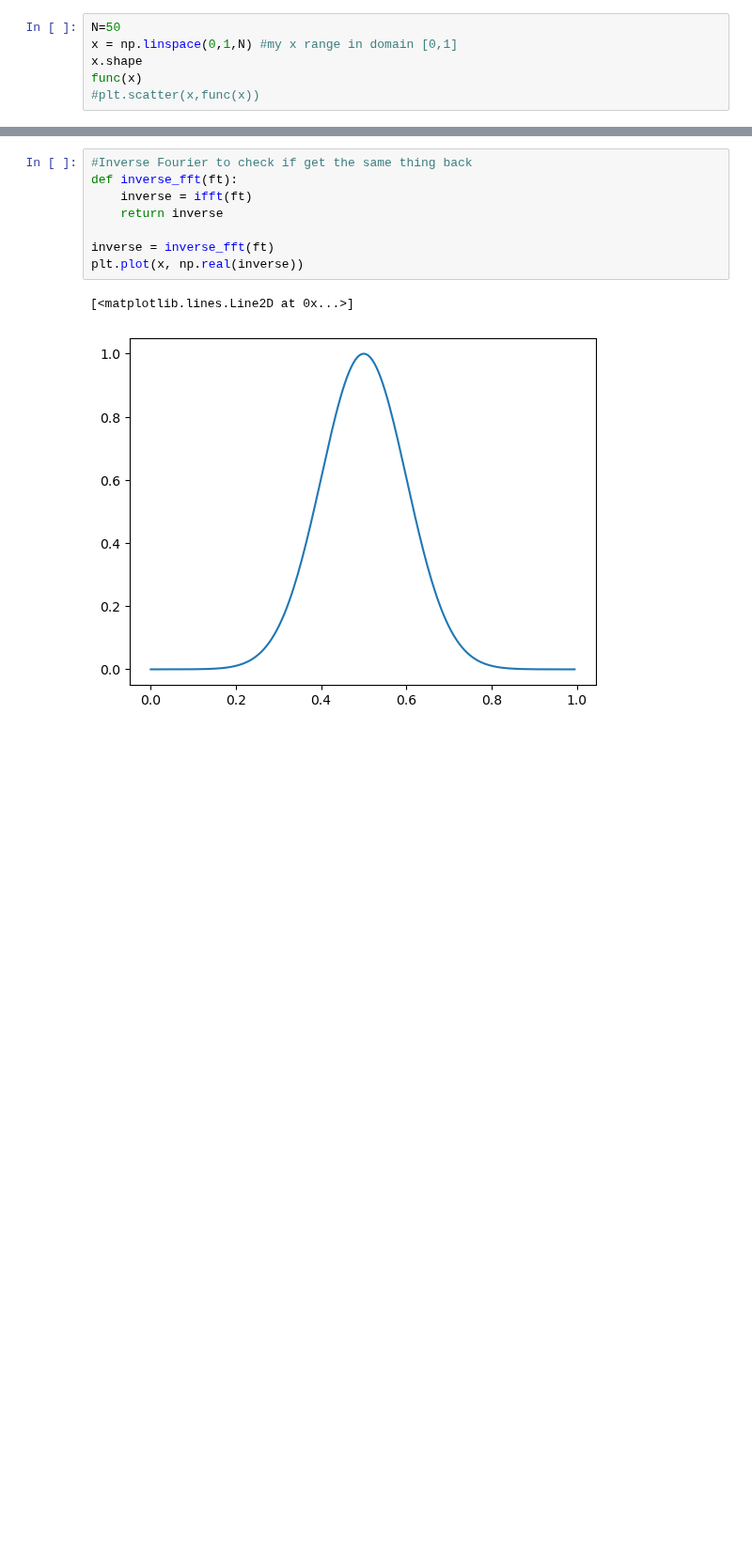
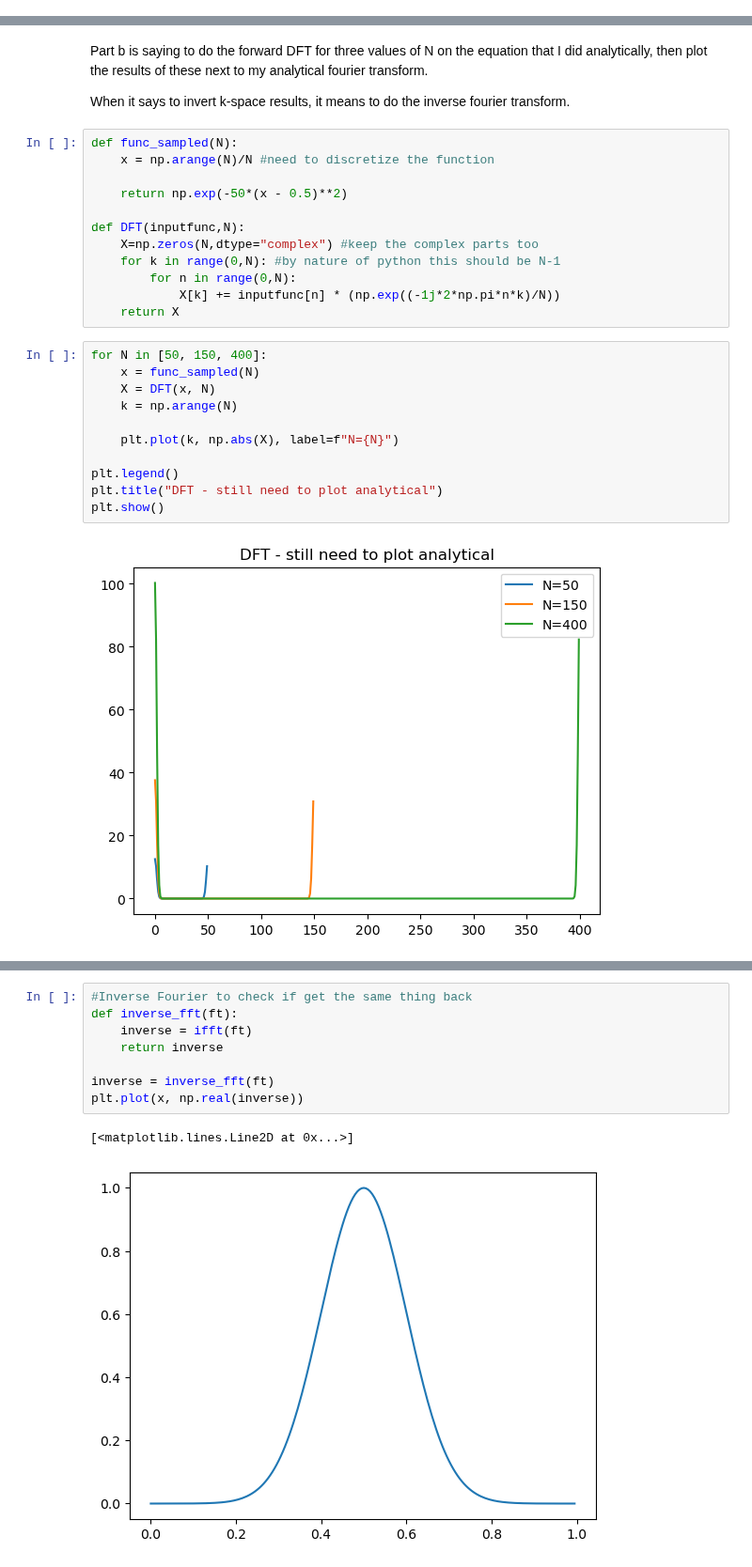
Before and after one commit to kparrine/Computational_Astro, a Jupyter notebook: C5/C5.ipynb, the cells around one changed output, grey strips where cells are left out. Shown at 94% size. Drawn from its saved outputs; the diff is of its cells as text; blank space fills up the shorter version.

```diff
--- a/C5/C5.ipynb
+++ b/C5/C5.ipynb
@@ -80,6 +24,0 @@ ValueError: x and y must be the same size
-# %%
-N=50
-x = np.linspace(0,1,N) #my x range in domain [0,1]
-x.shape
-func(x)
-#plt.scatter(x,func(x))
@@ -141,0 +25,29 @@ def kvals(N,L=1):
+# %% [markdown]
+Part b is saying to do the forward DFT for three values of N on the equation that I did analytically, then plot the results of these next to my analytical fourier transform.
+
+When it says to invert k-space results, it means to do the inverse fourier transform.
+# %%
+def func_sampled(N):
+    x = np.arange(N)/N #need to discretize the function
+
+    return np.exp(-50*(x - 0.5)**2)
+
+def DFT(inputfunc,N):
+    X=np.zeros(N,dtype="complex") #keep the complex parts too
+    for k in range(0,N): #by nature of python this should be N-1
+        for n in range(0,N):
+            X[k] += inputfunc[n] * (np.exp((-1j*2*np.pi*n*k)/N))
+    return X
+# %%
+for N in [50, 150, 400]:
+    x = func_sampled(N)
+    X = DFT(x, N)
+    k = np.arange(N)
+
+    plt.plot(k, np.abs(X), label=f"N={N}")
+
+plt.legend()
+plt.title("DFT - still need to plot analytical")
+plt.show()
+# %% [output]
+[figure, added]
```
Also changed, not shown: parts of 12 cells of this notebook.
